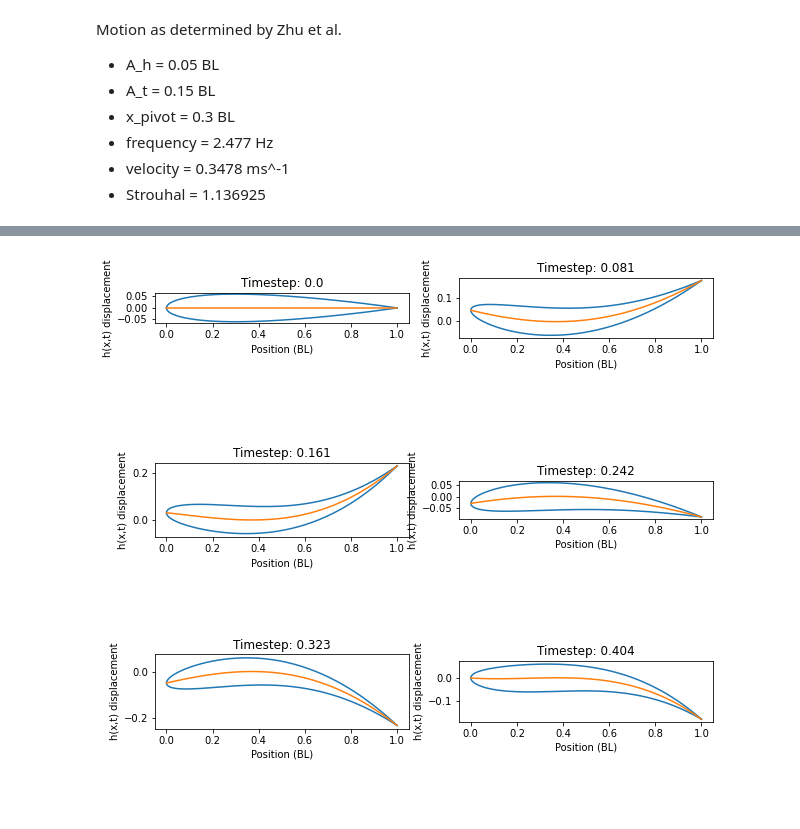
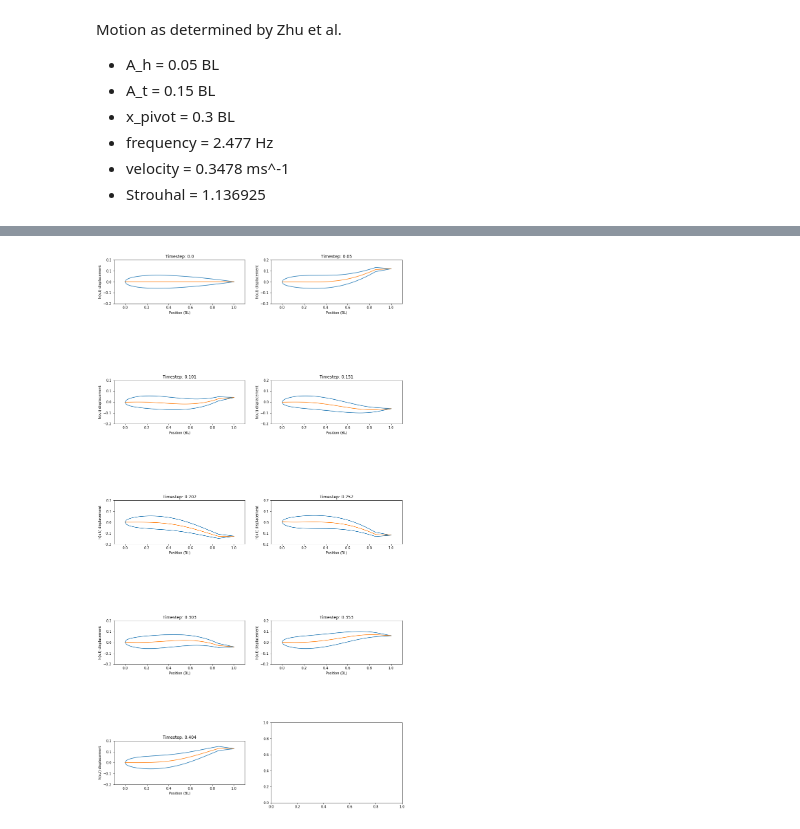
Before and after one commit to michaelcoe/Ika-Flow, a Jupyter notebook: motion_solver.ipynb, the cells around one changed output, grey strips where cells are left out. Drawn from its saved outputs; the diff is of its cells as text; code cells hidden in the pictures; blank space fills up the shorter version.

```diff
--- a/motion_solver.ipynb
+++ b/motion_solver.ipynb
@@ -73,22 +76,22 @@ Lp = BL-0.0893
 phi = np.radians(16)
 frequency = 2.477
 WL = 2*np.pi*frequency
-k = 2.5
+lam = 3.0
+k = 2*np.pi/lam
 St = 1.136925
 U_fish = 0.3478
-x_pivot = 0.3*BL
-A_t = 0.15*BL
+x_pivot = 0.4*BL
+A_t = 0.07*BL
+A_p = 0.00*BL
 A_h = 0.05*BL
-s = 5
-eps=2
-print(WL)
+print(WL, k)
 
-time = np.linspace(0, 1/frequency, 6)
-xbar = dx*BL
+time = np.linspace(0, 1/frequency, 9)
+x_coord = np.linspace(0, BL, 100)
 
 # solving for the coefficients
 X = np.array([[1, 0, 0],[1, x_pivot, x_pivot**2], [1, BL, BL**2]])
-A = np.array([[A_h], [0], [A_t]])
+A = np.array([[A_h], [A_p], [A_t]])
 C = np.linalg.solve(X, A)
 print(C)
 # %% [output]
@@ -121,21 +139,43 @@ plt.legend()
 # %%
-width = 10
+def updated_node_pos(x_coord, time, WL, k, C):
+    y_coord = h_wrt_time(x_coord, time, WL, k, C)
+    z_coord = np.zeros(len(x_coord))
+
+
+
+width = 30
 nrows = int(np.ceil(len(time)/2))
-fig, axs = plt.subplots(nrows, 2, figsize=(width, width), facecolor='w', edgecolor='k')
-#fig.subplots_adjust(hspace = .5)
+fig, axs = plt.subplots(nrows, 2, figsize=(width/2, width), facecolor='w', edgecolor='k')
+fig.subplots_adjust(hspace = .5)
 
 axs = axs.ravel()
 
+y_original = y
+
 for idx, t in enumerate(time):
-    h = h_wrt_time(xbar, t, WL, k, C)/BL
-    y_new = y + np.append(np.flipud(h), h[1::])
-    axs[idx].plot(x, y_new)
-    axs[idx].plot(dx, h)
-    axs[idx].set_title('Timestep: ' + str(np.round(t,3)))
-    axs[idx].set_ylabel('h(x,t) displacement')
-    axs[idx].set_xlabel('Position (BL)')
-    axs[idx].set_aspect('equal')
-    #axs[idx].set_xlim(-0.1, 1.1)
-    #axs[idx].set_ylim(-0.2, 0.2)
+    if(t == 0):
+        y_new = y_original
+        axs[idx].plot(x, y_new)
+        axs[idx].plot(x_coord/BL, np.zeros(len(x_coord)))
+        axs[idx].set_title('Timestep: ' + str(np.round(t,3)))
+        axs[idx].set_ylabel('h(x,t) displacement')
+        axs[idx].set_xlabel('Position (BL)')
+        axs[idx].set_aspect('equal')
+        axs[idx].set_xlim(-0.1, 1.1)
+        axs[idx].set_ylim(-0.2, 0.2)
+    else:
+        h_prev = h_wrt_time(x_coord, time[idx-1], BL, WL, k, C)
+        y_prev = y_original + np.append(np.flipud(h_prev), h_prev[1::])
+        h_new = h_wrt_time(x_coord, t, BL, WL, k, C)
+        h_diff = h_new - h_prev
+        y_new = y_prev + np.append(np.flipud(h_diff), h_diff[1::])
+        axs[idx].plot(x, y_new)
+        axs[idx].plot(x_coord/BL, h_new)
+        axs[idx].set_title('Timestep: ' + str(np.round(t,3)))
+        axs[idx].set_ylabel('h(x,t) displacement')
+        axs[idx].set_xlabel('Position (BL)')
+        axs[idx].set_aspect('equal')
+        axs[idx].set_xlim(-0.1, 1.1)
+        axs[idx].set_ylim(-0.2, 0.2)
 # %% [output]
-[figure, old version]
+[figure, new version]
```
Also changed, not shown: parts of 5 cells of this notebook, 1 other file.
